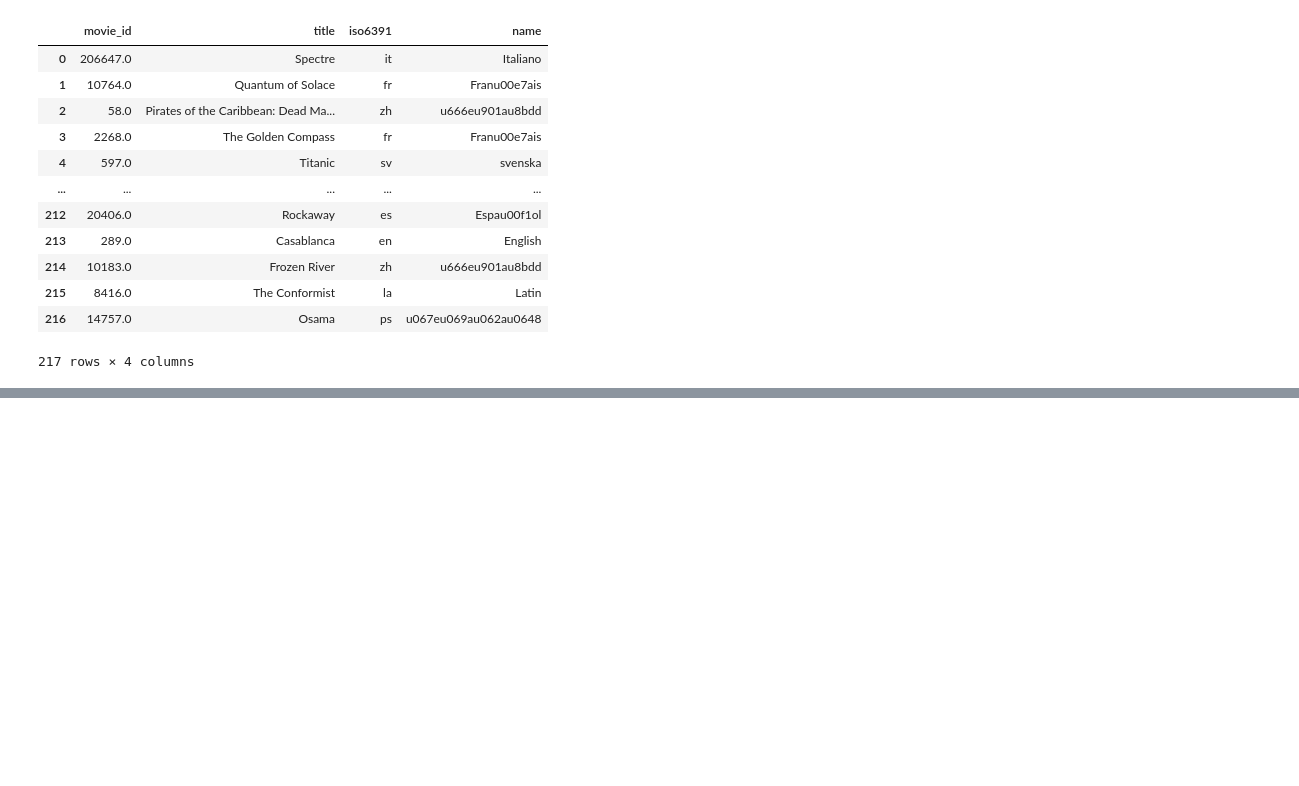
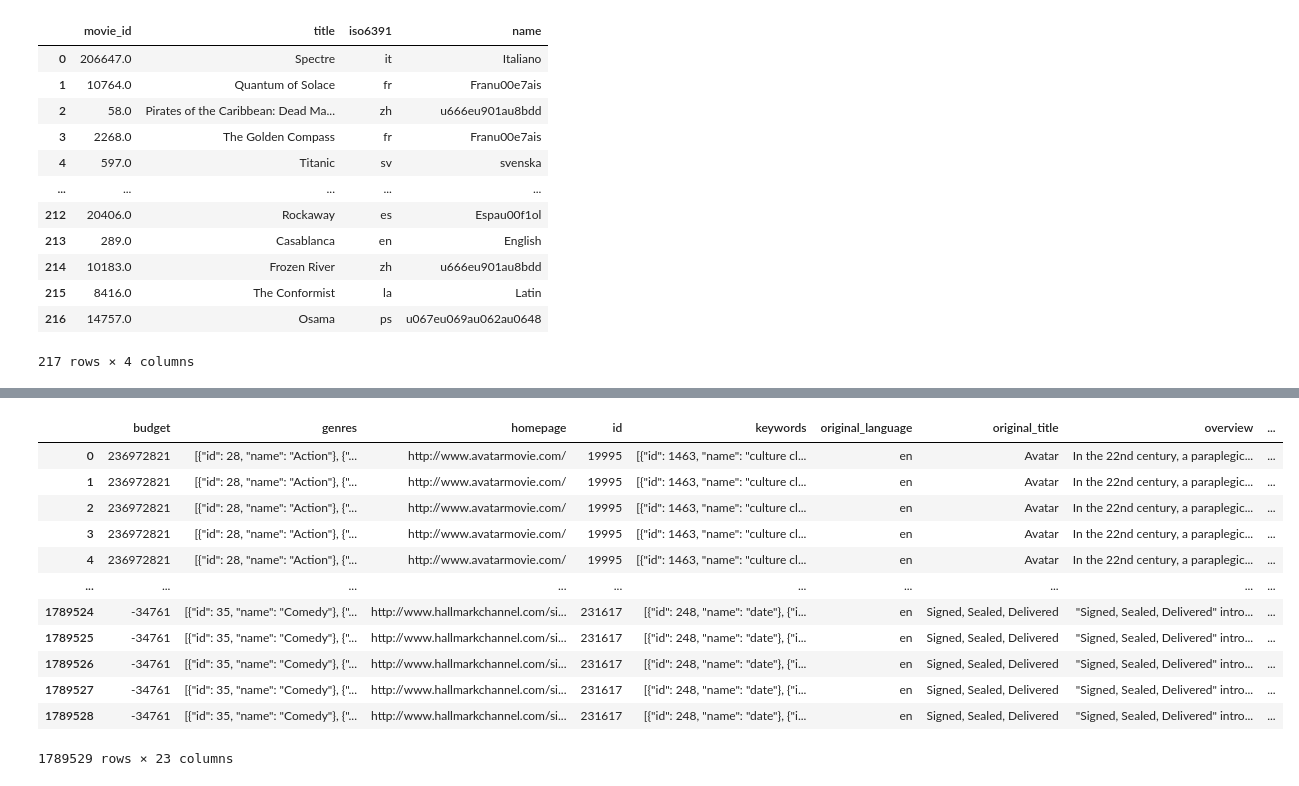
Before and after one commit to LuisaIb/Apache-Spark-Movie, a Jupyter notebook: movie.ipynb, the cells around one changed output, grey strips where cells are left out. Saved outputs shown, nothing was run; the diff lists cells and outputs as text; code cells hidden in the pictures; blank space fills up the shorter version.

```diff
--- a/movie.ipynb
+++ b/movie.ipynb
@@ -121,9 +136,3 @@ languages
 | 215 | 8416.0 | The Conformist | la | Latin |
 | 216 | 14757.0 | Osama | ps | u067eu069au062au0648 |
 217 rows × 4 columns
-# %%
-joined = movie.set_index('id').join(cast.set_index('movie_id'), lsuffix='_movie', rsuffix='_cast')
-joined.head()
-# hinzufügen neuer Column, um Median der Recommendations auszurechnen
-# und count of recommendations > 9
-# production budget pro movie genre ausrechnen
@@ -148,2 +139,7 @@ Index(['budget', 'genres', 'homepage', 'keywords', 'original_language',
-# %%
-genre['median_rating'] = genre.groupby('name')[''].median()
+# %%
+joined = pd.merge(movie, genre, left_on="id", right_on="movie_id")
+joined=joined.drop('movie_id', axis=1)
+joined=joined.drop('title_y', axis=1)
+joined=joined.drop('id_y', axis=1)
+joined = joined.rename(columns={'title_x': 'title', 'id_x': 'id'})
+joined.head(10)
@@ -149,0 +158,4 @@ genre['median_rating'] = genre.groupby('name')[''].median()
+# %%
+data = pd.merge(joined, recommendations, left_on="id", right_on="movie_id")
+data = data.drop('movie_id', axis=1)
+data.head(10)
@@ -149,0 +175,18 @@ genre['median_rating'] = genre.groupby('name')[''].median()
+# %%
+data['median_rating'] = data.groupby(['genre_name'])['vote'].agg('median')
+data = data.assign(median_rating=3)
+data
+# %% [output]
+|  | budget | genres | homepage | id | keywords | original_language | original_title | overview | ... |
+| 0 | 236972821 | [{"id": 28, "name": "Action"}, {"... | http://www.avatarmovie.com/ | 19995 | [{"id": 1463, "name": "culture cl... | en | Avatar | In the 22nd century, a paraplegic... | ... |
+| 1 | 236972821 | [{"id": 28, "name": "Action"}, {"... | http://www.avatarmovie.com/ | 19995 | [{"id": 1463, "name": "culture cl... | en | Avatar | In the 22nd century, a paraplegic... | ... |
+| 2 | 236972821 | [{"id": 28, "name": "Action"}, {"... | http://www.avatarmovie.com/ | 19995 | [{"id": 1463, "name": "culture cl... | en | Avatar | In the 22nd century, a paraplegic... | ... |
+| 3 | 236972821 | [{"id": 28, "name": "Action"}, {"... | http://www.avatarmovie.com/ | 19995 | [{"id": 1463, "name": "culture cl... | en | Avatar | In the 22nd century, a paraplegic... | ... |
+| 4 | 236972821 | [{"id": 28, "name": "Action"}, {"... | http://www.avatarmovie.com/ | 19995 | [{"id": 1463, "name": "culture cl... | en | Avatar | In the 22nd century, a paraplegic... | ... |
+| ... | ... | ... | ... | ... | ... | ... | ... | ... | ... |
+| 1789524 | -34761 | [{"id": 35, "name": "Comedy"}, {"... | http://www.hallmarkchannel.com/si... | 231617 | [{"id": 248, "name": "date"}, {"i... | en | Signed, Sealed, Delivered | "Signed, Sealed, Delivered" intro... | ... |
+| 1789525 | -34761 | [{"id": 35, "name": "Comedy"}, {"... | http://www.hallmarkchannel.com/si... | 231617 | [{"id": 248, "name": "date"}, {"i... | en | Signed, Sealed, Delivered | "Signed, Sealed, Delivered" intro... | ... |
+| 1789526 | -34761 | [{"id": 35, "name": "Comedy"}, {"... | http://www.hallmarkchannel.com/si... | 231617 | [{"id": 248, "name": "date"}, {"i... | en | Signed, Sealed, Delivered | "Signed, Sealed, Delivered" intro... | ... |
+| 1789527 | -34761 | [{"id": 35, "name": "Comedy"}, {"... | http://www.hallmarkchannel.com/si... | 231617 | [{"id": 248, "name": "date"}, {"i... | en | Signed, Sealed, Delivered | "Signed, Sealed, Delivered" intro... | ... |
+| 1789528 | -34761 | [{"id": 35, "name": "Comedy"}, {"... | http://www.hallmarkchannel.com/si... | 231617 | [{"id": 248, "name": "date"}, {"i... | en | Signed, Sealed, Delivered | "Signed, Sealed, Delivered" intro... | ... |
+1789529 rows × 23 columns
```
Also changed, not shown: parts of 9 cells of this notebook.
